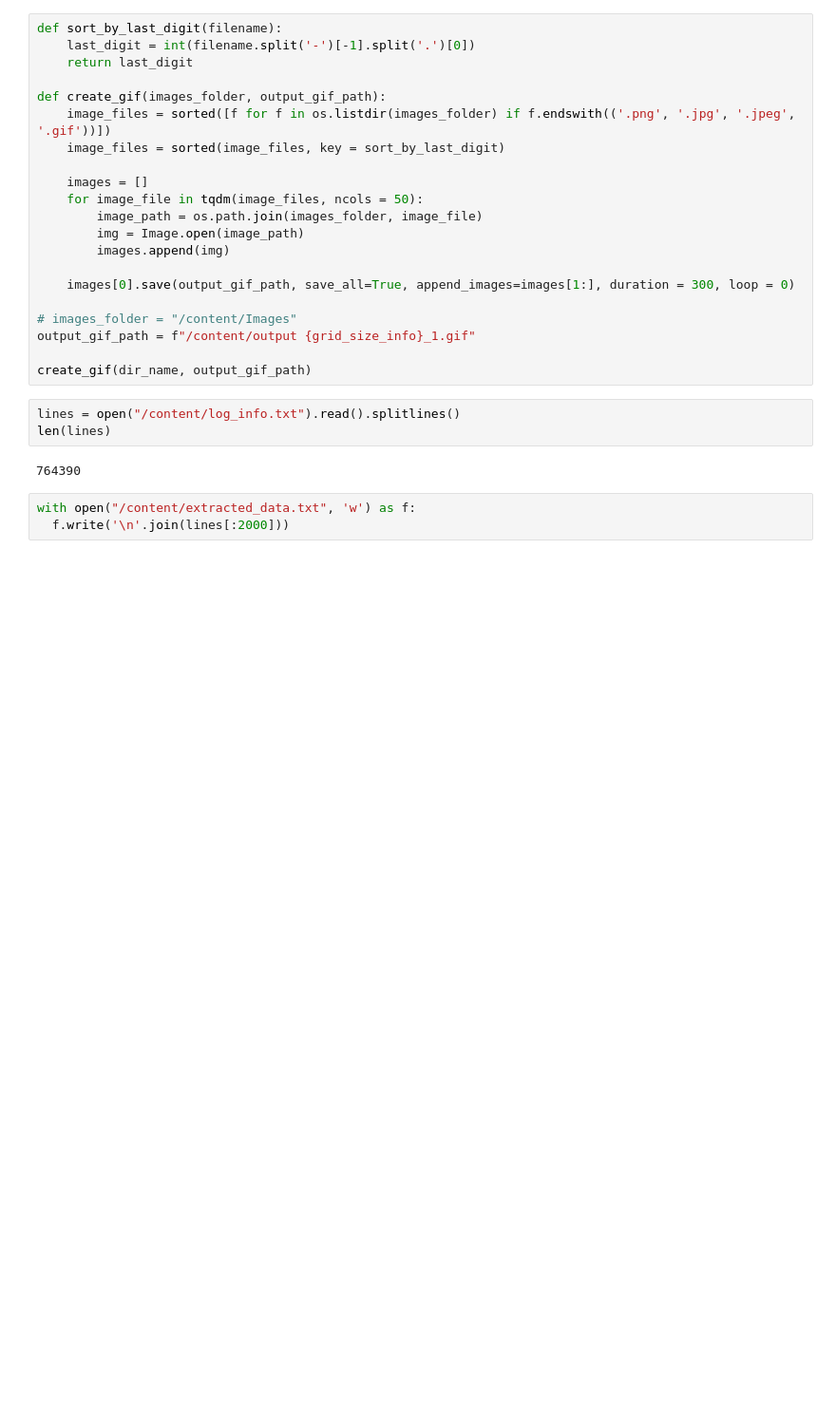
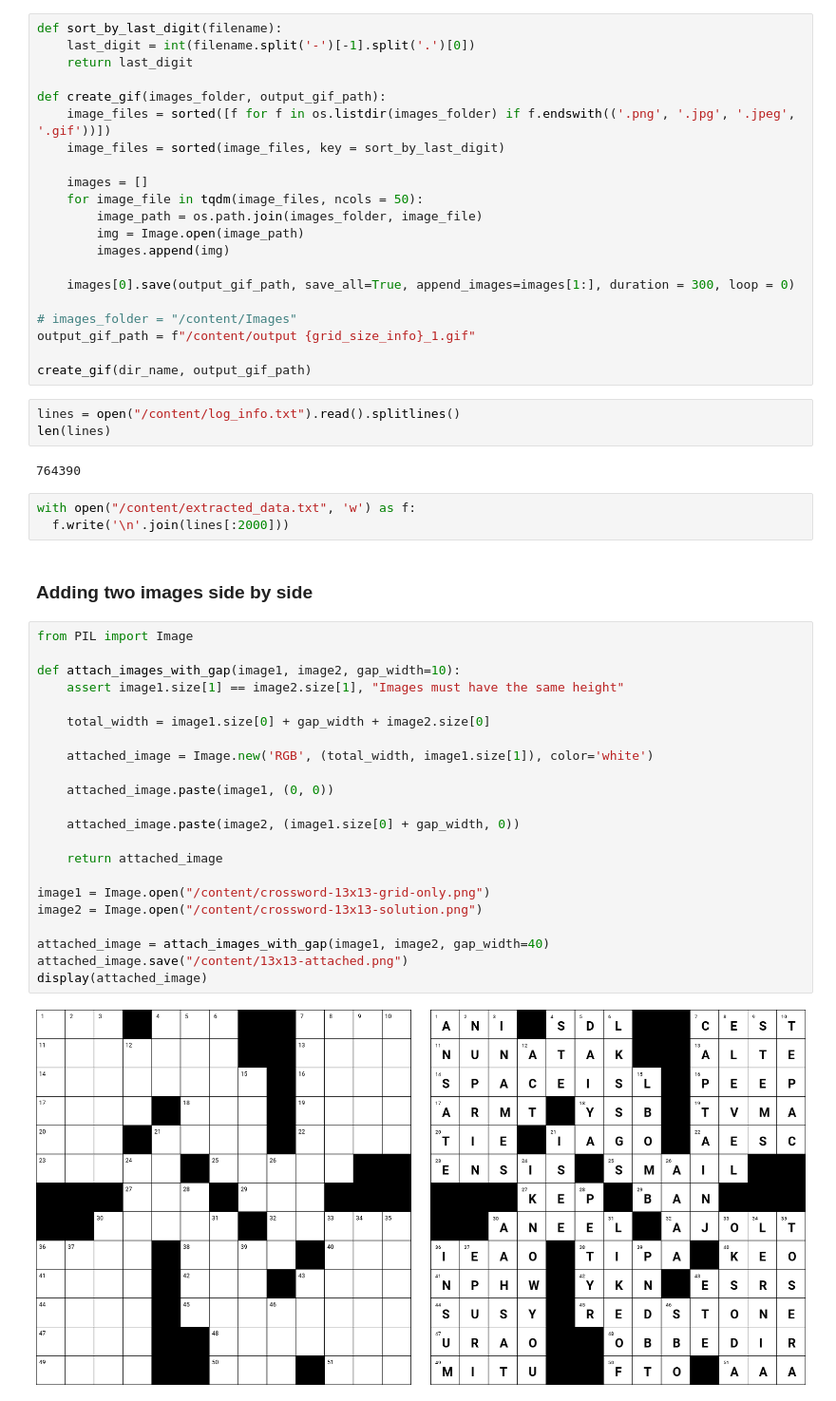
Before and after one commit to prajeshshrestha/Crossword-Generator, a Jupyter notebook: Crossword_Generator_Backtracking_V2.ipynb, the cells around one changed output. Shown: that part at 95% size. Cells and saved outputs as stored; diff of their text form; blank space fills up the shorter version.

```diff
--- a/Crossword_Generator_Backtracking_V2.ipynb
+++ b/Crossword_Generator_Backtracking_V2.ipynb
@@ -1252,3 +1274,29 @@ len(lines)
 # %%
 with open("/content/extracted_data.txt", 'w') as f:
   f.write('\n'.join(lines[:2000]))
+# %% [markdown]
+### Adding two images side by side
+# %%
+from PIL import Image
+
+def attach_images_with_gap(image1, image2, gap_width=10):
+    assert image1.size[1] == image2.size[1], "Images must have the same height"
+
+    total_width = image1.size[0] + gap_width + image2.size[0]
+
+    attached_image = Image.new('RGB', (total_width, image1.size[1]), color='white')
+
+    attached_image.paste(image1, (0, 0))
+
+    attached_image.paste(image2, (image1.size[0] + gap_width, 0))
+
+    return attached_image
+
+image1 = Image.open("/content/crossword-13x13-grid-only.png")
+image2 = Image.open("/content/crossword-13x13-solution.png")
+
+attached_image = attach_images_with_gap(image1, image2, gap_width=40)
+attached_image.save("/content/13x13-attached.png")
+display(attached_image)
+# %% [output]
+[figure, added]
```
Also changed, not shown: parts of 12 cells of this notebook.
